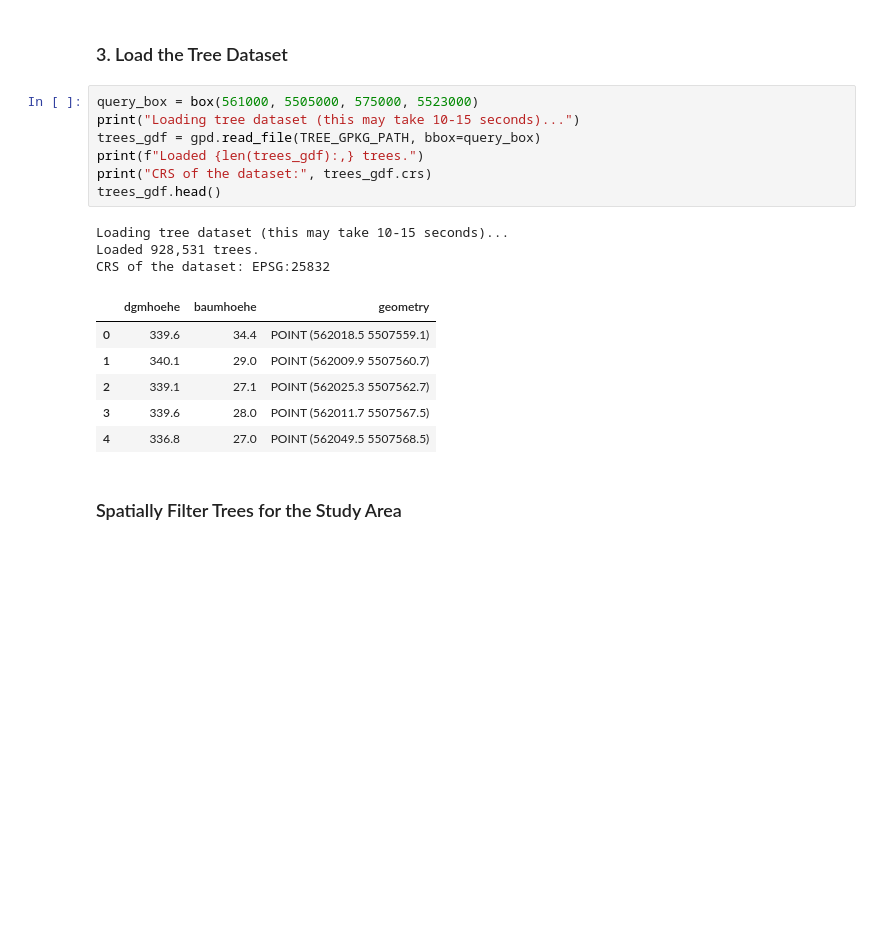
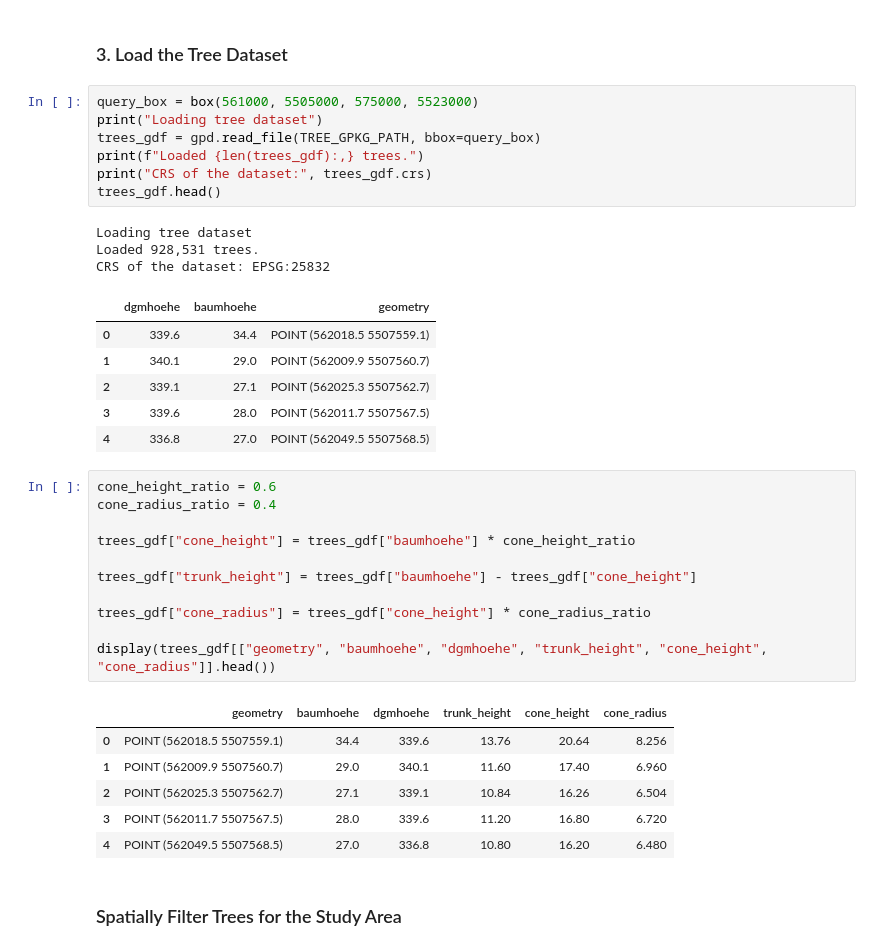
Before and after one commit to Ahsan398/Solar-Shading-Analysis-of-a-Building-Roof-with-3D-Ray-Tracing, a Jupyter notebook: TreeData.ipynb, the cells around one changed output. Cells and saved outputs as stored; diff of their text form; blank space fills up the shorter version.

Commit message:
chnages made in TreeData file, we are considering every tree as a cone shaped to better perform shadow tracing

```diff
--- a/TreeData.ipynb
+++ b/TreeData.ipynb
@@ -18,13 +18,13 @@ TREE_GPKG_PATH = '../Trees/125015_baeume.gpkg'
 ### 3. Load the Tree Dataset
 # %%
 query_box = box(561000, 5505000, 575000, 5523000)
-print("Loading tree dataset (this may take 10-15 seconds)...")
+print("Loading tree dataset")
 trees_gdf = gpd.read_file(TREE_GPKG_PATH, bbox=query_box)
 print(f"Loaded {len(trees_gdf):,} trees.")
 print("CRS of the dataset:", trees_gdf.crs)
 trees_gdf.head()
 # %% [output]
-Loading tree dataset (this may take 10-15 seconds)...
+Loading tree dataset
 Loaded 928,531 trees.
 CRS of the dataset: EPSG:25832
 |  | dgmhoehe | baumhoehe | geometry |
@@ -33,6 +33,24 @@ CRS of the dataset: EPSG:25832
 | 2 | 339.1 | 27.1 | POINT (562025.3 5507562.7) |
 | 3 | 339.6 | 28.0 | POINT (562011.7 5507567.5) |
 | 4 | 336.8 | 27.0 | POINT (562049.5 5507568.5) |
+# %%
+cone_height_ratio = 0.6
+cone_radius_ratio = 0.4
+
+trees_gdf["cone_height"] = trees_gdf["baumhoehe"] * cone_height_ratio
+
+trees_gdf["trunk_height"] = trees_gdf["baumhoehe"] - trees_gdf["cone_height"]
+
+trees_gdf["cone_radius"] = trees_gdf["cone_height"] * cone_radius_ratio
+
+display(trees_gdf[["geometry", "baumhoehe", "dgmhoehe", "trunk_height", "cone_height", "cone_radius"]].head())
+# %% [output]
+|  | geometry | baumhoehe | dgmhoehe | trunk_height | cone_height | cone_radius |
+| 0 | POINT (562018.5 5507559.1) | 34.4 | 339.6 | 13.76 | 20.64 | 8.256 |
+| 1 | POINT (562009.9 5507560.7) | 29.0 | 340.1 | 11.60 | 17.40 | 6.960 |
+| 2 | POINT (562025.3 5507562.7) | 27.1 | 339.1 | 10.84 | 16.26 | 6.504 |
+| 3 | POINT (562011.7 5507567.5) | 28.0 | 339.6 | 11.20 | 16.80 | 6.720 |
+| 4 | POINT (562049.5 5507568.5) | 27.0 | 336.8 | 10.80 | 16.20 | 6.480 |
 # %% [markdown]
 ### Spatially Filter Trees for the Study Area
 # %%
```
Also changed, not shown: parts of 3 cells of this notebook.
